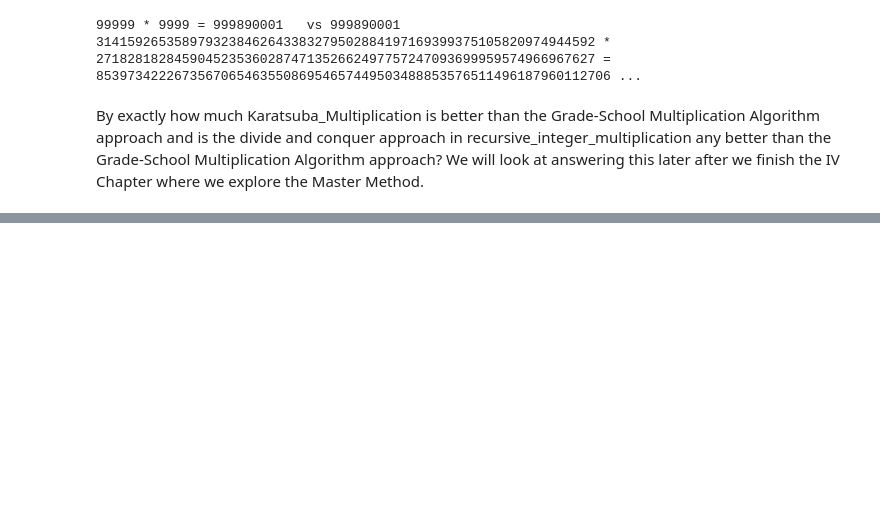
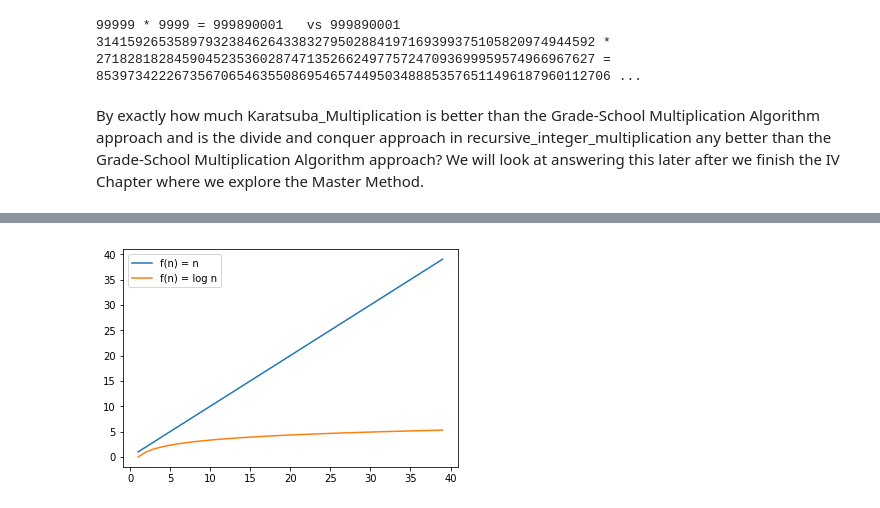
Before and after one commit to aishwarya34/AlgorithmsIlluminated, a Jupyter notebook: C1W1_INTRODUCTION_ASYMPTOTIC ANALYSIS.ipynb, the cells around one changed output, grey strips where cells are left out. Saved outputs shown, nothing was run; the diff lists cells and outputs as text; code cells hidden in the pictures; blank space fills up the shorter version.

```diff
--- a/C1W1_INTRODUCTION_ASYMPTOTIC ANALYSIS.ipynb
+++ b/C1W1_INTRODUCTION_ASYMPTOTIC ANALYSIS.ipynb
@@ -191,0 +357,12 @@ By exactly how much Karatsuba_Multiplication is better than the Grade-School Mul
+# %%
+%matplotlib inline
+import matplotlib.pyplot as plt
+import numpy as np
+x = np.array([x for x in range(1, 40)])
+logx = np.log2(x)
+plt.plot(x, x, label = 'f(n) = n')
+plt.plot(x, logx, label = 'f(n) = log n')
+plt.legend()
+plt.show()
+# %% [output]
+[figure, added]
```
Also changed, not shown: parts of 12 cells of this notebook.
